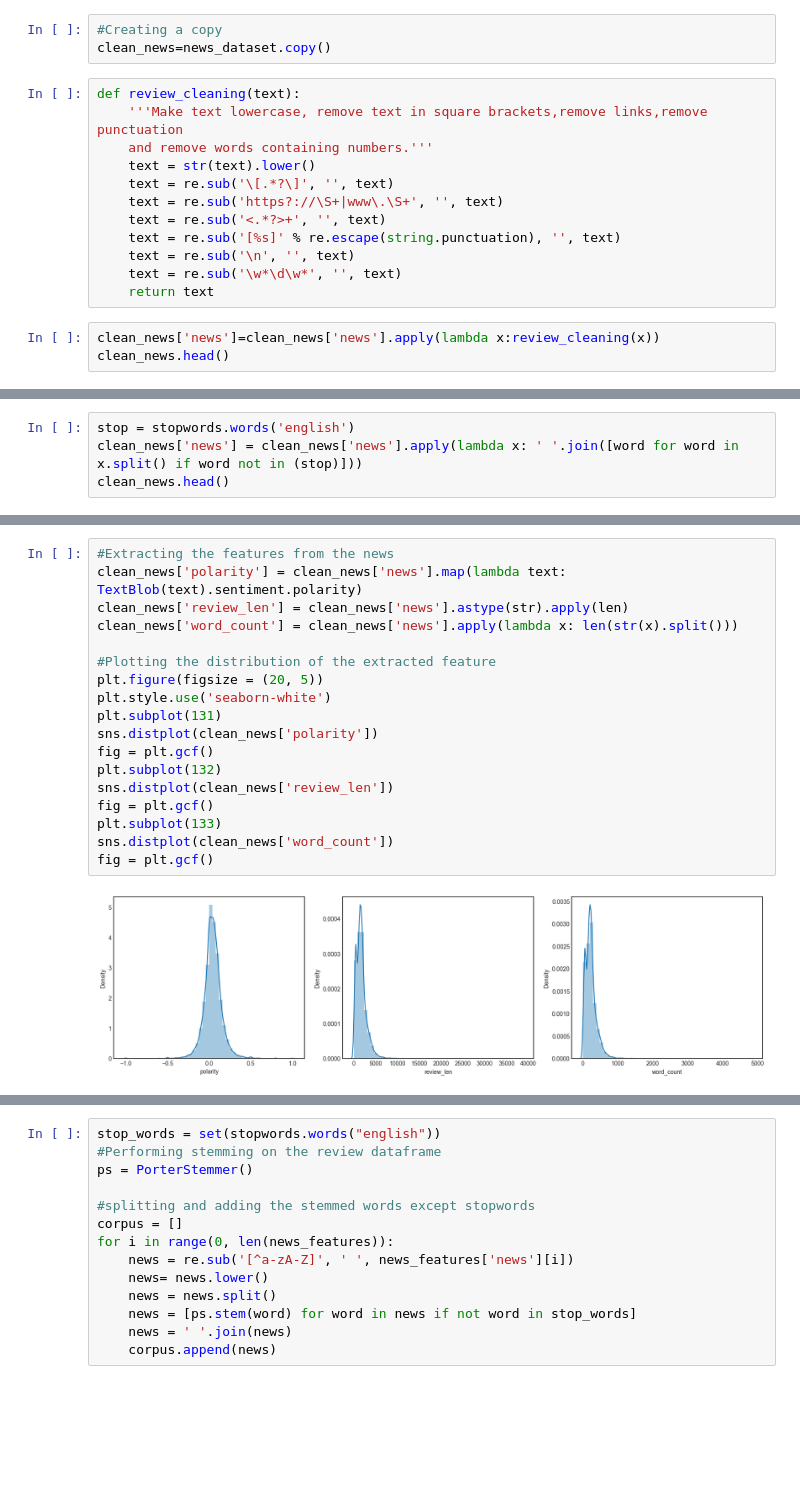
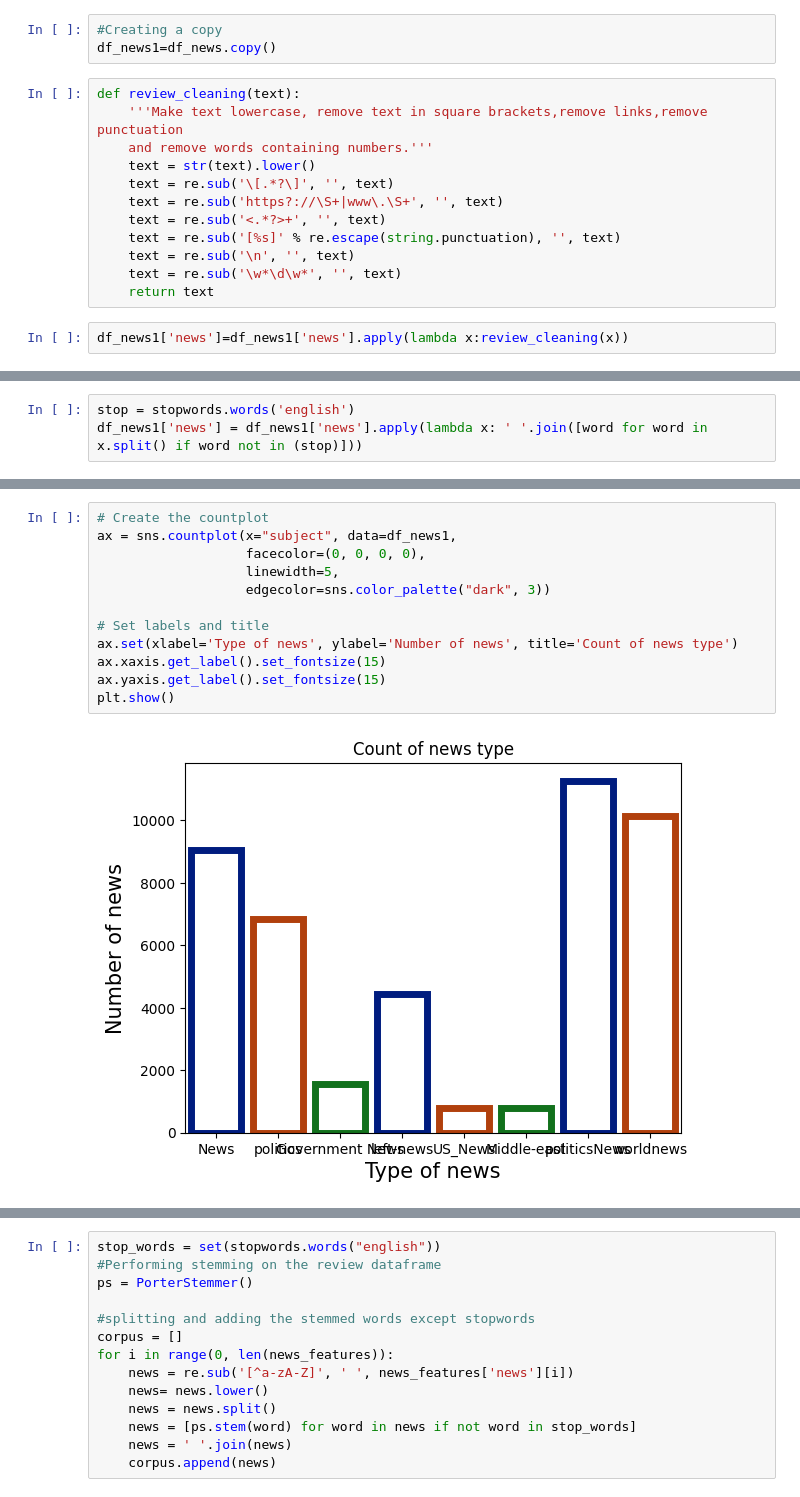
Before and after one commit to harsh7898/Fake_News_Verify, a Jupyter notebook: Fake news classification.ipynb, the cells around one changed output, grey strips where cells are left out. Saved outputs shown, nothing was run; the diff lists cells and outputs as text; blank space fills up the shorter version.

```diff
--- a/Fake news classification.ipynb
+++ b/Fake news classification.ipynb
@@ -160,7 +107,7 @@ news_dataset
 44888 rows × 4 columns
 # %%
 #Creating a copy
-clean_news=news_dataset.copy()
+df_news1=df_news.copy()
 # %%
 def review_cleaning(text):
     '''Make text lowercase, remove text in square brackets,remove links,remove punctuation
@@ -174,5 +121,4 @@ def review_cleaning(text):
     text = re.sub('\w*\d\w*', '', text)
     return text
 # %%
-clean_news['news']=clean_news['news'].apply(lambda x:review_cleaning(x))
-clean_news.head()
+df_news1['news']=df_news1['news'].apply(lambda x:review_cleaning(x))
@@ -186,4 +125,3 @@ clean_news.head()
 # %%
 stop = stopwords.words('english')
-clean_news['news'] = clean_news['news'].apply(lambda x: ' '.join([word for word in x.split() if word not in (stop)]))
-clean_news.head()
+df_news1['news'] = df_news1['news'].apply(lambda x: ' '.join([word for word in x.split() if word not in (stop)]))
@@ -229,20 +147,14 @@ ax.yaxis.get_label().set_fontsize(15)
-# %%
-#Extracting the features from the news
-clean_news['polarity'] = clean_news['news'].map(lambda text: TextBlob(text).sentiment.polarity)
-clean_news['review_len'] = clean_news['news'].astype(str).apply(len)
-clean_news['word_count'] = clean_news['news'].apply(lambda x: len(str(x).split()))
-
-#Plotting the distribution of the extracted feature
-plt.figure(figsize = (20, 5))
-plt.style.use('seaborn-white')
-plt.subplot(131)
-sns.distplot(clean_news['polarity'])
-fig = plt.gcf()
-plt.subplot(132)
-sns.distplot(clean_news['review_len'])
-fig = plt.gcf()
-plt.subplot(133)
-sns.distplot(clean_news['word_count'])
-fig = plt.gcf()
-# %% [output]
-[figure, removed]
+# %%
+# Create the countplot
+ax = sns.countplot(x="subject", data=df_news1,
+                   facecolor=(0, 0, 0, 0),
+                   linewidth=5,
+                   edgecolor=sns.color_palette("dark", 3))
+
+# Set labels and title
+ax.set(xlabel='Type of news', ylabel='Number of news', title='Count of news type')
+ax.xaxis.get_label().set_fontsize(15)
+ax.yaxis.get_label().set_fontsize(15)
+plt.show()
+# %% [output]
+[figure, new version]
```
Also changed, not shown: parts of 36 cells of this notebook.
